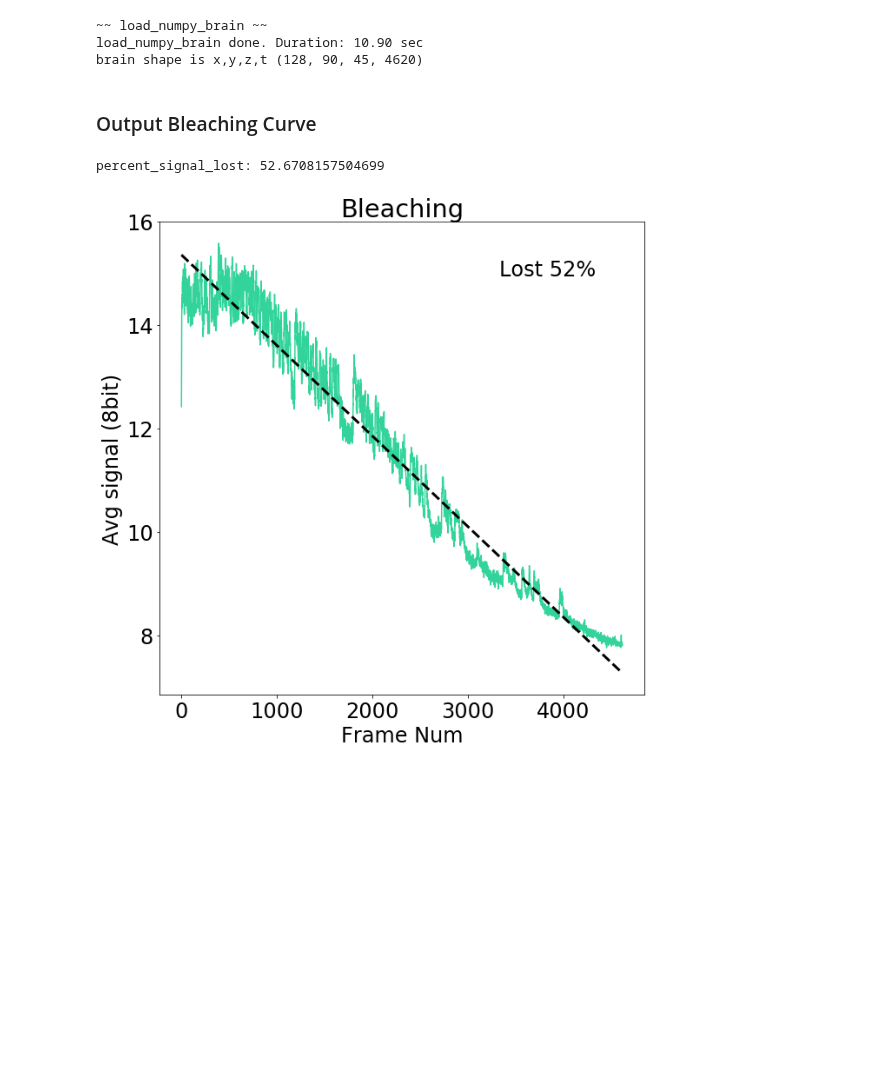
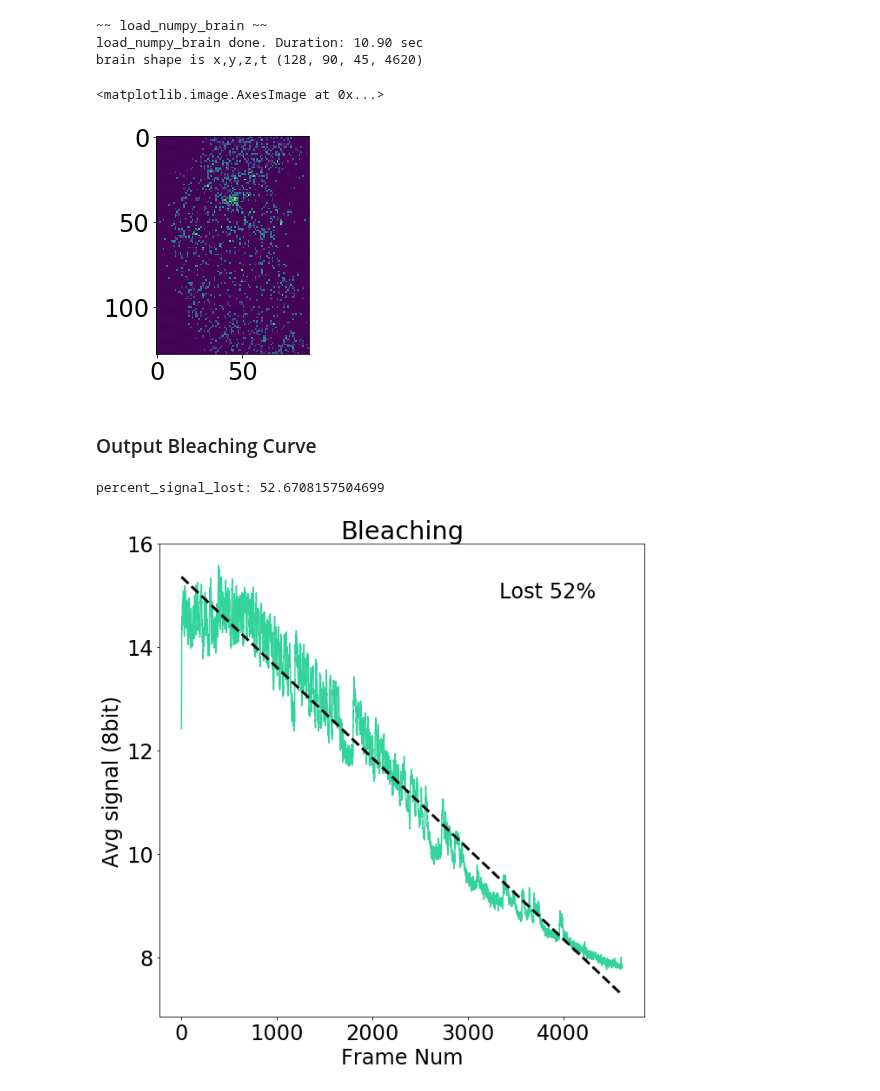
Before and after one commit to bellabrez/bigbadbrain, a Jupyter notebook: jupyter_notebooks/20191012 - Raw Brain Histograms.ipynb, the cells around one changed output. Cells and saved outputs as stored; diff of their text form; code cells hidden in the pictures; blank space fills up the shorter version.

```diff
--- a/jupyter_notebooks/20191012 - Raw Brain Histograms.ipynb
+++ b/jupyter_notebooks/20191012 - Raw Brain Histograms.ipynb
@@ -48,6 +48,11 @@ load_numpy_brain done. Duration: 10.90 sec
 brain shape is x,y,z,t (128, 90, 45, 4620)
 # %%
 save_path = os.path.join(directory, 'imaging')
+# %%
+plt.imshow(brain[:,:,20,0])
+# %% [output]
+<matplotlib.image.AxesImage at 0x...>
+[figure, added]
 # %% [markdown]
 ### Output Bleaching Curve
 # %%
```
Also changed, not shown: parts of 1 cell of this notebook, 3 other files.
